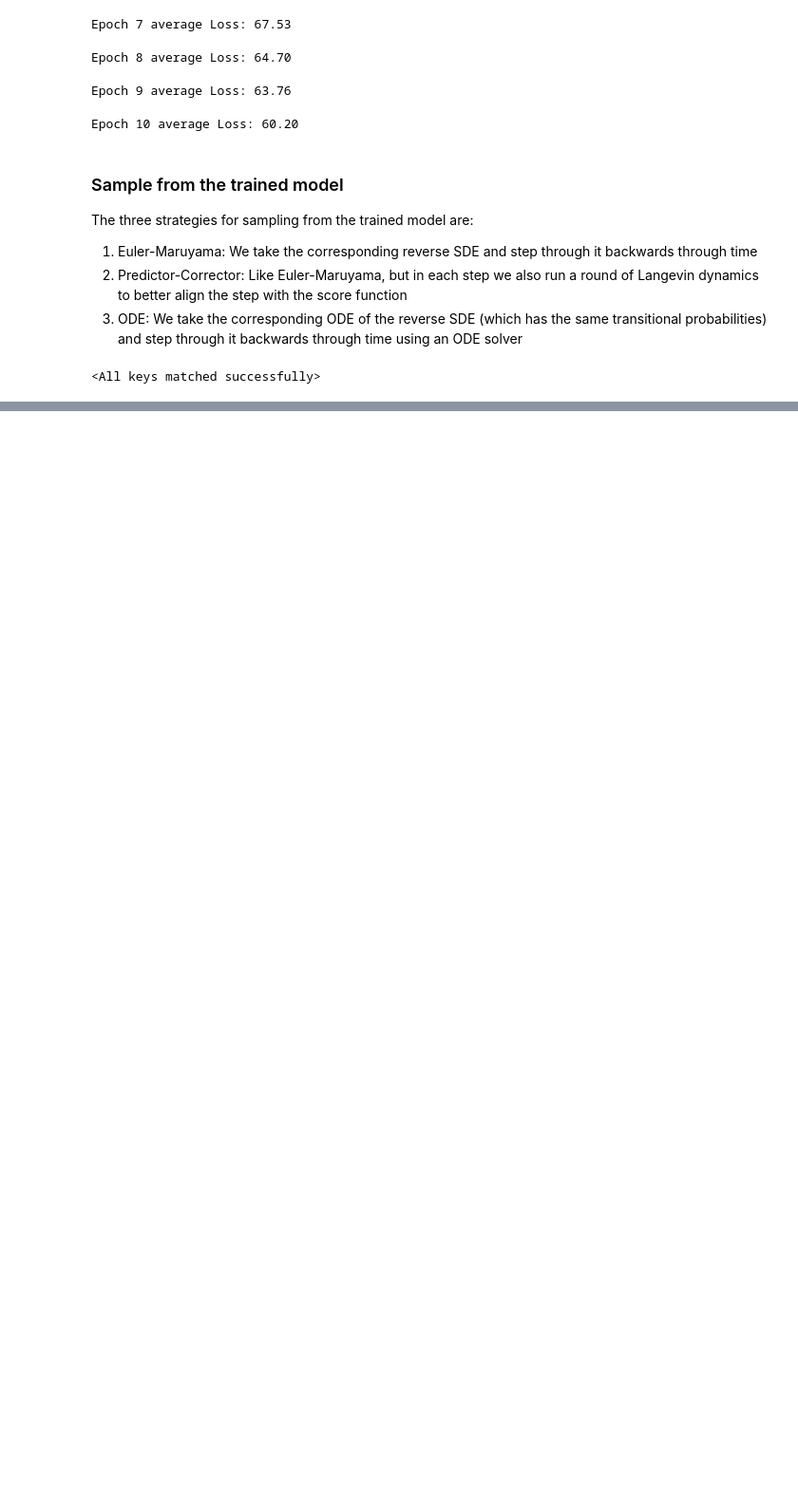
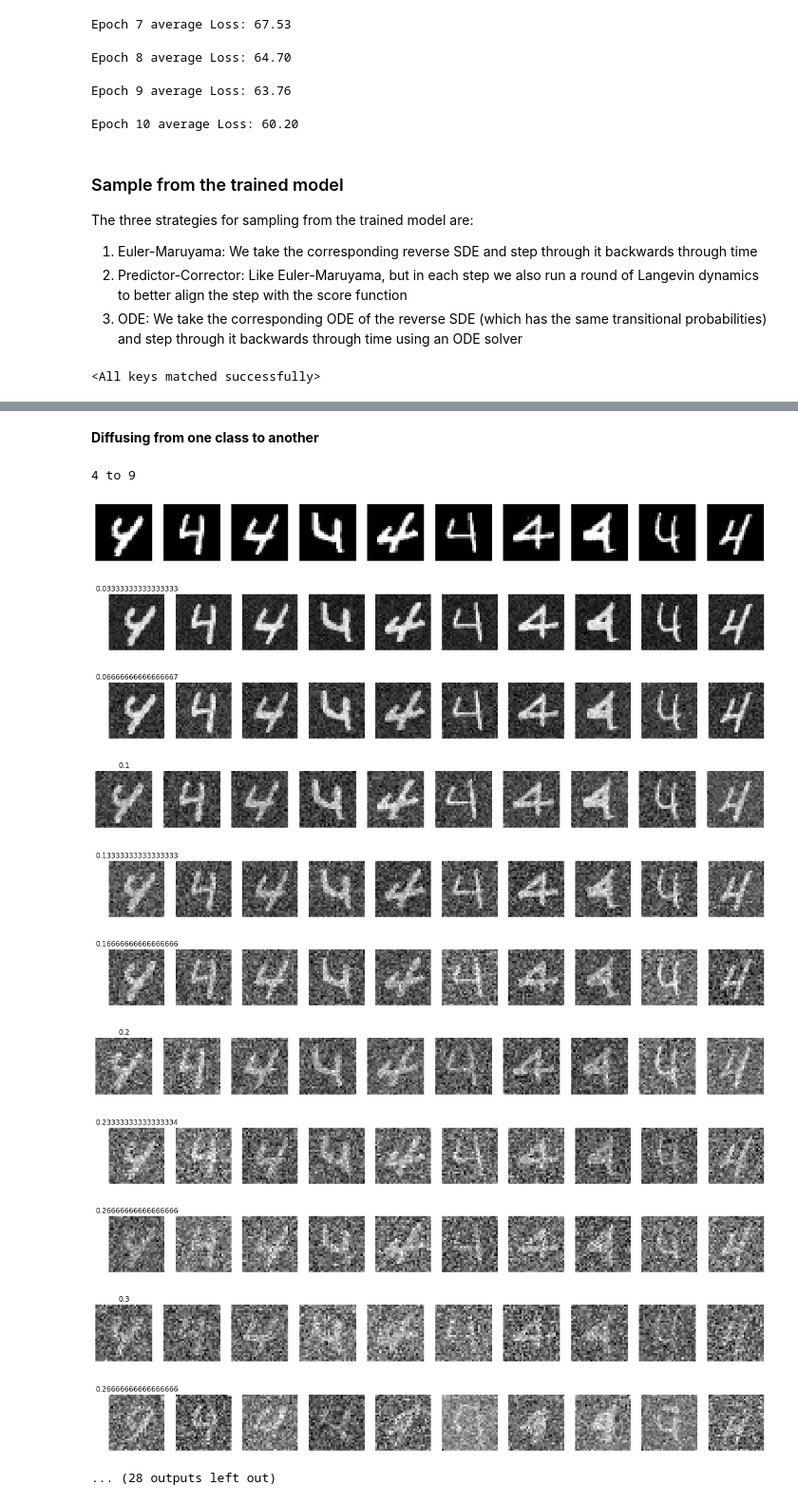
Before and after one commit to Genentech/branched-diffusion, a Jupyter notebook: continuous_branched_mnist.ipynb, the cells around one changed output, grey strips where cells are left out. Shown at 95% size. Saved outputs shown, nothing was run; the diff lists cells and outputs as text; code cells hidden in the pictures; blank space fills up the shorter version.

```diff
--- a/continuous_branched_mnist.ipynb
+++ b/continuous_branched_mnist.ipynb
@@ -798,0 +821,64 @@ Number of ODE function evaluations: 488
+# %% [markdown]
+**Diffusing from one class to another**
+# %%
+orig_4 = dataset.get_batch(np.where(dataset.branch_indices == 3)[0][0])[0]
+orig_9 = dataset.get_batch(np.where(dataset.branch_indices == 4)[0][0])[0]
+
+time_steps = 10
+all_t = np.linspace(0, 0.3, time_steps)
+forward_4_to_9 = np.empty((len(all_t),) + orig_4.shape)
+backward_4_to_9 = np.empty((len(all_t) - 1,) + orig_4.shape)
+forward_9_to_4 = np.empty((len(all_t),) + orig_4.shape)
+backward_9_to_4 = np.empty((len(all_t) - 1,) + orig_4.shape)
+orig_4_tens, orig_9_tens = torch.tensor(orig_4).to(DEVICE), torch.tensor(orig_9).to(DEVICE)
+for t_i, t in enumerate(all_t):
+    forward_4_to_9[t_i] = sde.forward(
+        orig_4_tens, torch.ones(len(orig_4_tens)).to(DEVICE) * t
+    )[0].cpu().numpy()
+    forward_9_to_4[t_i] = sde.forward(
+        orig_9_tens, torch.ones(len(orig_9_tens)).to(DEVICE) * t
+    )[0].cpu().numpy()
+
+all_t_flip = np.flip(all_t)
+last_4_to_9 = torch.tensor(forward_4_to_9[-1]).to(DEVICE).float()
+last_9_to_4 = torch.tensor(forward_9_to_4[-1]).to(DEVICE).float()
+for t_i in range(len(all_t_flip) - 1):
+    last_4_to_9 = generate_samples(
+        model, sde, 9, sampler="pc", t_limit=all_t_flip[t_i],
+        t_start=all_t_flip[t_i + 1], num_samples=orig_4.shape[0],
+        xt=last_4_to_9, num_steps=50, verbose=False
+    )
+    backward_4_to_9[t_i] = last_4_to_9.cpu().numpy()
+
+    last_9_to_4 = generate_samples(
+        model, sde, 4, sampler="pc", t_limit=all_t_flip[t_i],
+        t_start=all_t_flip[t_i + 1], num_samples=orig_9.shape[0],
+        xt=last_9_to_4, num_steps=50, verbose=False
+    )
+    backward_9_to_4[t_i] = last_9_to_4.cpu().numpy()
+
+print("4 to 9")
+for t_i, t in enumerate(all_t):
+    plot_digits(forward_4_to_9[t_i], title=t)
+for t_i, t in enumerate(all_t_flip[1:]):
+    plot_digits(backward_4_to_9[t_i], title=t)
+
+print("9 to 4")
+for t_i, t in enumerate(all_t):
+    plot_digits(forward_9_to_4[t_i], title=t)
+for t_i, t in enumerate(all_t_flip[1:]):
+    plot_digits(backward_9_to_4[t_i], title=t)
+# %% [output]
+4 to 9
+[figure, added]
+[figure, added]
+[figure, added]
+[figure, added]
+[figure, added]
+[figure, added]
+[figure, added]
+[figure, added]
+[figure, added]
+[figure, added]
+[figure, added]
+... (28 outputs left out)
```
Also changed, not shown: parts of 11 cells of this notebook, 1 other file.
